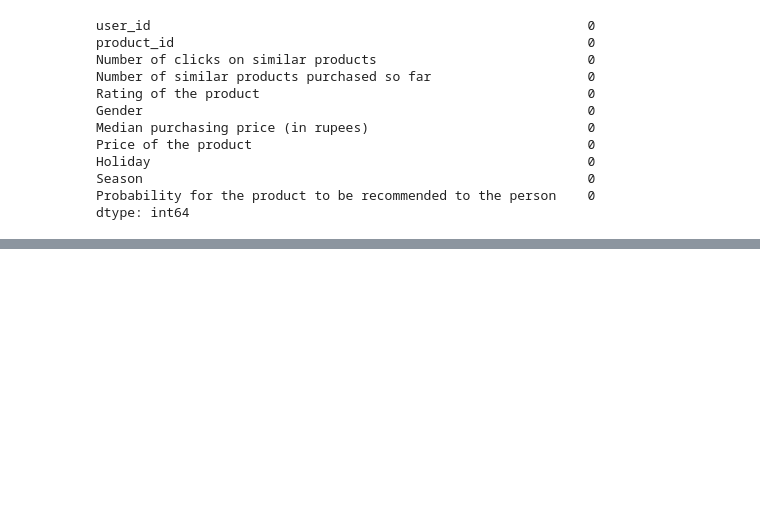
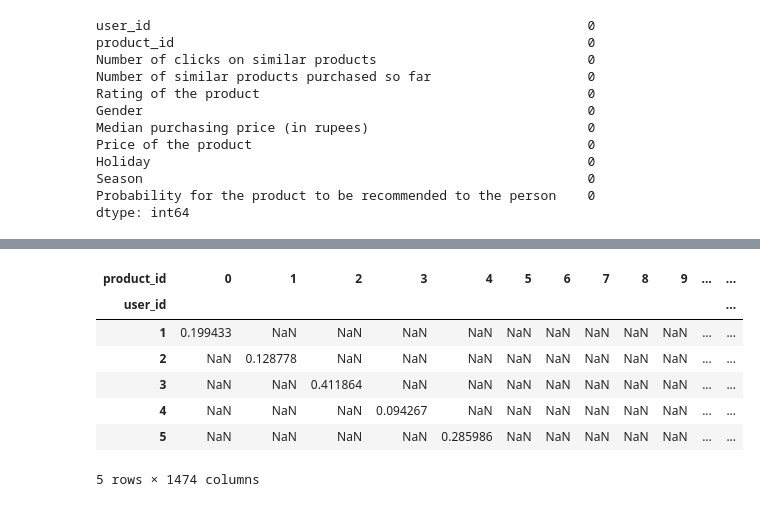
Before and after one commit to ojshav/Recommendation-System, a Jupyter notebook: Ecomerce Product Recommendation.ipynb, the cells around one changed output, grey strips where cells are left out. Saved outputs shown, nothing was run; the diff lists cells and outputs as text; code cells hidden in the pictures; blank space fills up the shorter version.

```diff
--- a/Ecomerce Product Recommendation.ipynb
+++ b/Ecomerce Product Recommendation.ipynb
@@ -195,0 +426,11 @@ recommended_products
+# %%
+user_product_matrix.head()
+# %% [output]
+| product_id | 0 | 1 | 2 | 3 | 4 | 5 | 6 | 7 | 8 | 9 | ... | ... |
+| user_id |  |  |  |  |  |  |  |  |  |  |  | ... |
+| 1 | 0.199433 | NaN | NaN | NaN | NaN | NaN | NaN | NaN | NaN | NaN | ... | ... |
+| 2 | NaN | 0.128778 | NaN | NaN | NaN | NaN | NaN | NaN | NaN | NaN | ... | ... |
+| 3 | NaN | NaN | 0.411864 | NaN | NaN | NaN | NaN | NaN | NaN | NaN | ... | ... |
+| 4 | NaN | NaN | NaN | 0.094267 | NaN | NaN | NaN | NaN | NaN | NaN | ... | ... |
+| 5 | NaN | NaN | NaN | NaN | 0.285986 | NaN | NaN | NaN | NaN | NaN | ... | ... |
+5 rows × 1474 columns
```
Also changed, not shown: parts of 32 cells of this notebook.
